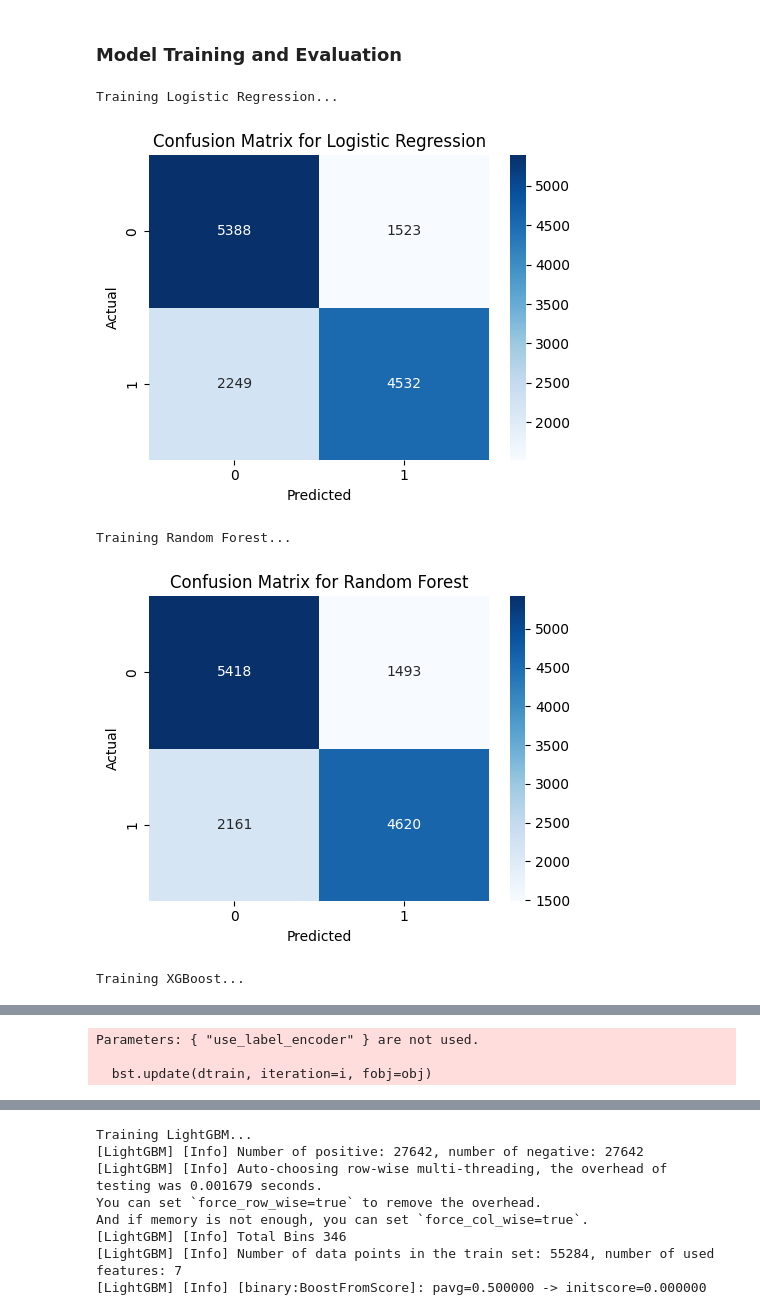
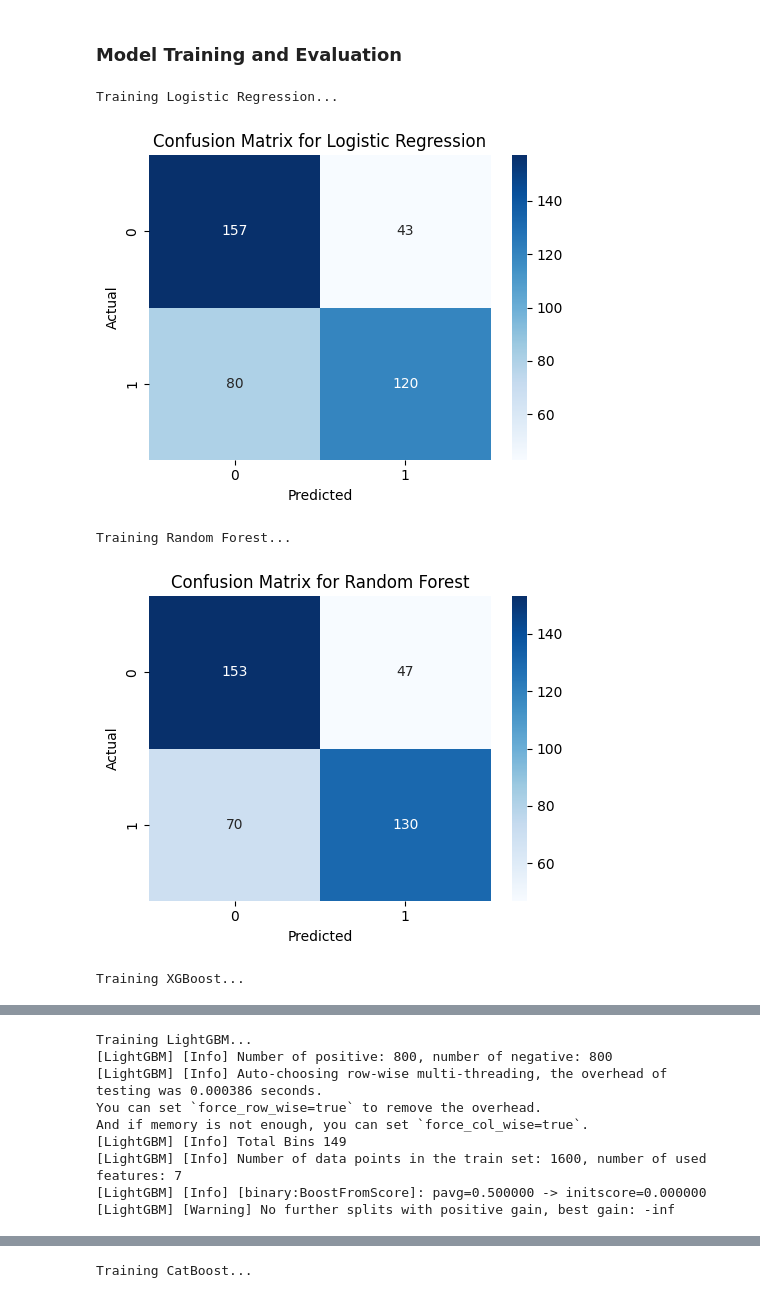
Before and after one commit to bopitien/multi-health-ml-predictor, a Jupyter notebook: notebooks/heart_disease.ipynb, the cells around one changed output, grey strips where cells are left out. Drawn from its saved outputs; the diff is of its cells as text; code cells hidden in the pictures.

```diff
--- a/notebooks/heart_disease.ipynb
+++ b/notebooks/heart_disease.ipynb
@@ -184,12 +209,13 @@ dtype: object
 # %%
-dfmodel = df.drop(columns=['index', 'id'])
+dfmodel = df_sampled.drop(columns=['index', 'id'])
+
 
 # Compute correlation matrix
-corr_matrix = dfmodel.corr()
+correl_matrix = dfmodel.corr()
 
 # Plot heatmap
 plt.figure(figsize=(12, 10))
-sns.heatmap(corr_matrix, annot=True, fmt=".2f", cmap='coolwarm', square=True, cbar_kws={'shrink': .8})
+sns.heatmap(correl_matrix, annot=True, fmt=".2f", cmap='coolwarm', square=True, cbar_kws={'shrink': .8})
 plt.title("Correlation Matrix", fontsize=16)
 plt.xticks(rotation=45)
 plt.yticks(rotation=0)
@@ -215,0 +242,7 @@ corr_matrix
+# %%
+correlation_with_target = correl_matrix['heart_disease'].drop('heart_disease')
+
+correlation_with_target_df = correlation_with_target.to_frame().reset_index()
+correlation_with_target_df.columns = ['Feature', 'Correlation heart_disease']
+
+print(correlation_with_target_df)
@@ -215,0 +262,10 @@ corr_matrix
+# %%
+correlation_threshold = 0.03 # define the correlation threshold below which features will be dropped
+
+strong_correlations = correlation_with_target[abs(correlation_with_target) >= correlation_threshold]
+
+features_to_keep = strong_correlations.index.tolist()
+
+dfmodel_final = dfmodel[features_to_keep + ['heart_disease']]
+
+dfmodel_final.head()
@@ -251,14 +339,17 @@ from imblearn.pipeline import Pipeline as ImbPipeline
 # %%
 
 
-# ========== Load Data ==========
+# ========== Load features ==========
 numerical = [
     'systolic_bp', 'diastolic_bp', 'cholesterol_level', 'glucose_level',
-    'weight_kg', 'age_years', 'physical_activity'
+    'weight_kg', 'age_years','physical_activity'
 ]
 
-X = dfmodel[numerical]
-y = dfmodel['heart_disease']
+# ========== Prepare data ==========
+
+
+X = dfmodel_final[numerical]
+y = dfmodel_final['heart_disease']
 
 # ========== Split data ==========
 X_train, X_test, y_train, y_test = train_test_split(
@@ -345,6 +436,8 @@ results = {
     'F1 Score': [], 'ROC AUC': []
 }
 
+trained_models = []
+
 for config in model_grid:
     print(f"Training {config['name']}...")
     search = RandomizedSearchCV(
@@ -354,33 +447,35 @@ for config in model_grid:
     search.fit(X_train, y_train)
 
     best_model = search.best_estimator_
+    trained_models.append((config['name'], best_model))  # 👈 store for later
+
     y_pred = best_model.predict(X_test)
     y_proba = best_model.predict_proba(X_test)[:, 1] if hasattr(best_model, "predict_proba") else None
 
     results['Model'].append(config['name'])
     results['Accuracy'].append(round(accuracy_score(y_test, y_pred), 4))
     results['Precision'].append(round(precision_score(y_test, y_pred), 4))
     results['Recall'].append(round(recall_score(y_test, y_pred), 4))
     results['F1 Score'].append(round(f1_score(y_test, y_pred), 4))
     results['ROC AUC'].append(round(roc_auc_score(y_test, y_proba), 4) if y_proba is not None else 'N/A')
 
     # Plot Confusion Matrix
     cm = confusion_matrix(y_test, y_pred)
     plt.figure(figsize=(5, 4))
     sns.heatmap(cm, annot=True, fmt='d', cmap='Blues')
     plt.title(f'Confusion Matrix for {config["name"]}')
     plt.xlabel('Predicted')
     plt.ylabel('Actual')
     plt.tight_layout()
     plt.show()
 
 # ========== Display results ==========
 results_df = pd.DataFrame(results)
 print("\nModel Performance Comparison:\n")
 print(results_df.sort_values(by='Accuracy', ascending=False))
 # %% [output]
 Training Logistic Regression...
-[figure, old version]
+[figure, new version]
 Training Random Forest...
-[figure, old version]
+[figure, new version]
 Training XGBoost...
@@ -387,3 +483,9 @@ Training XGBoost...
-Parameters: { "use_label_encoder" } are not used.
-
-  bst.update(dtrain, iteration=i, fobj=obj)
+Training LightGBM...
+[LightGBM] [Info] Number of positive: 800, number of negative: 800
+[LightGBM] [Info] Auto-choosing row-wise multi-threading, the overhead of testing was 0.000386 seconds.
+You can set `force_row_wise=true` to remove the overhead.
+And if memory is not enough, you can set `force_col_wise=true`.
+[LightGBM] [Info] Total Bins 149
+[LightGBM] [Info] Number of data points in the train set: 1600, number of used features: 7
+[LightGBM] [Info] [binary:BoostFromScore]: pavg=0.500000 -> initscore=0.000000
+[LightGBM] [Warning] No further splits with positive gain, best gain: -inf
@@ -391,8 +493 @@ Parameters: { "use_label_encoder" } are not used.
-Training LightGBM...
-[LightGBM] [Info] Number of positive: 27642, number of negative: 27642
-[LightGBM] [Info] Auto-choosing row-wise multi-threading, the overhead of testing was 0.001679 seconds.
-You can set `force_row_wise=true` to remove the overhead.
-And if memory is not enough, you can set `force_col_wise=true`.
-[LightGBM] [Info] Total Bins 346
-[LightGBM] [Info] Number of data points in the train set: 55284, number of used features: 7
-[LightGBM] [Info] [binary:BoostFromScore]: pavg=0.500000 -> initscore=0.000000
+Training CatBoost...
```
Also changed, not shown: parts of 27 cells of this notebook, 12 other files.
